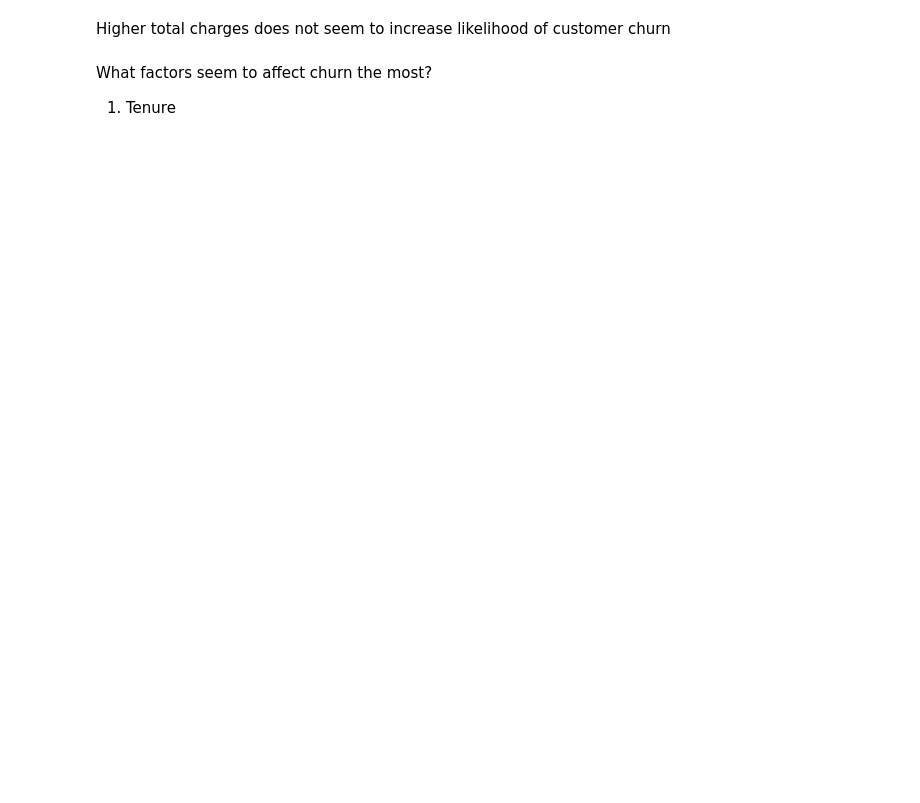
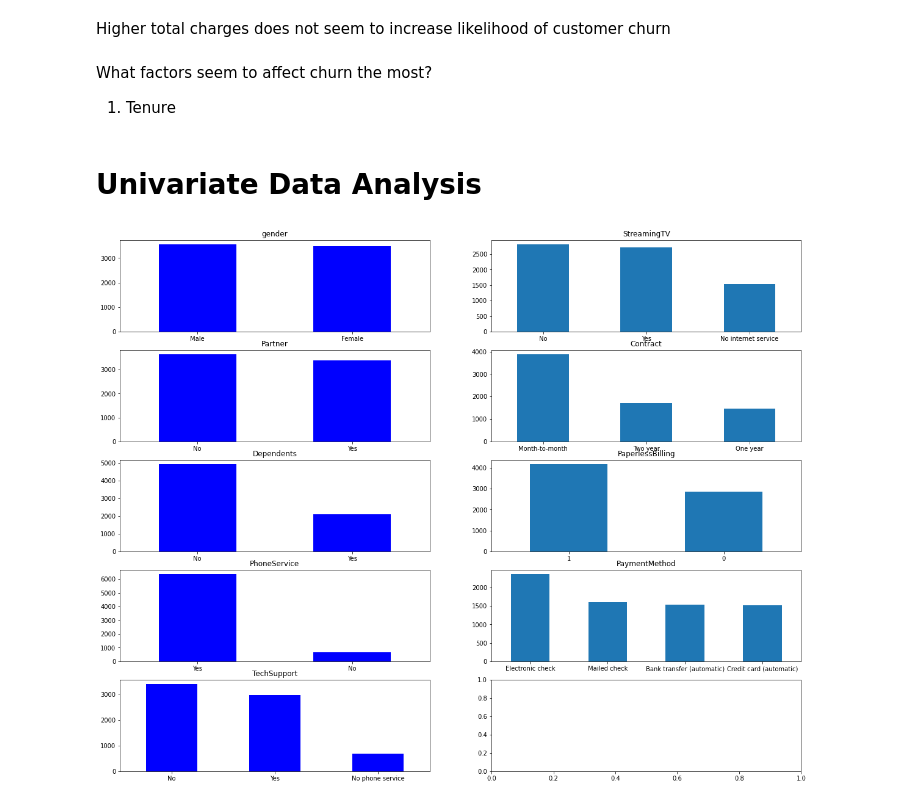
Before and after one commit to muchaimaryanne/Telco-Customer-Churn, a Jupyter notebook: Customer_churn_prediction.ipynb, the cells around one changed output. Saved outputs shown, nothing was run; the diff lists cells and outputs as text; code cells hidden in the pictures; blank space fills up the shorter version.

```diff
--- a/Customer_churn_prediction.ipynb
+++ b/Customer_churn_prediction.ipynb
@@ -676,3 +687,23 @@ Higher total charges does not seem to increase likelihood of customer churn
 What factors seem to affect churn the most?
 
 1. Tenure
+# %% [markdown]
+# Univariate Data Analysis
+# %%
+# Distribution of Categorical coulmns
+Categorical_columns = churn_df[['gender', 'Partner', 'Dependents', 'PhoneService', 'MultipleLines', 'InternetService','OnlineSecurity','OnlineBackup','DeviceProtection','TechSupport','StreamingTV','Contract','PaperlessBilling','PaymentMethod']]
+fig, axes = plt.subplots(nrows = 5,ncols = 2, figsize = (20,16),squeeze=False)
+
+
+
+for i, feature in enumerate(Categorical_columns):
+    if i < 5:
+        ax = churn_df[feature].value_counts().plot(kind = 'bar',ax=axes[i,0],rot = 0, color='blue')
+
+
+    elif i >=10 and i < 15:
+        ax = churn_df[feature].value_counts().plot(kind = 'bar',ax=axes[i-10,1],rot = 0)
+
+    ax.set_title(feature)
+# %% [output]
+[figure, added]
```
Also changed, not shown: parts of 105 cells of this notebook.
